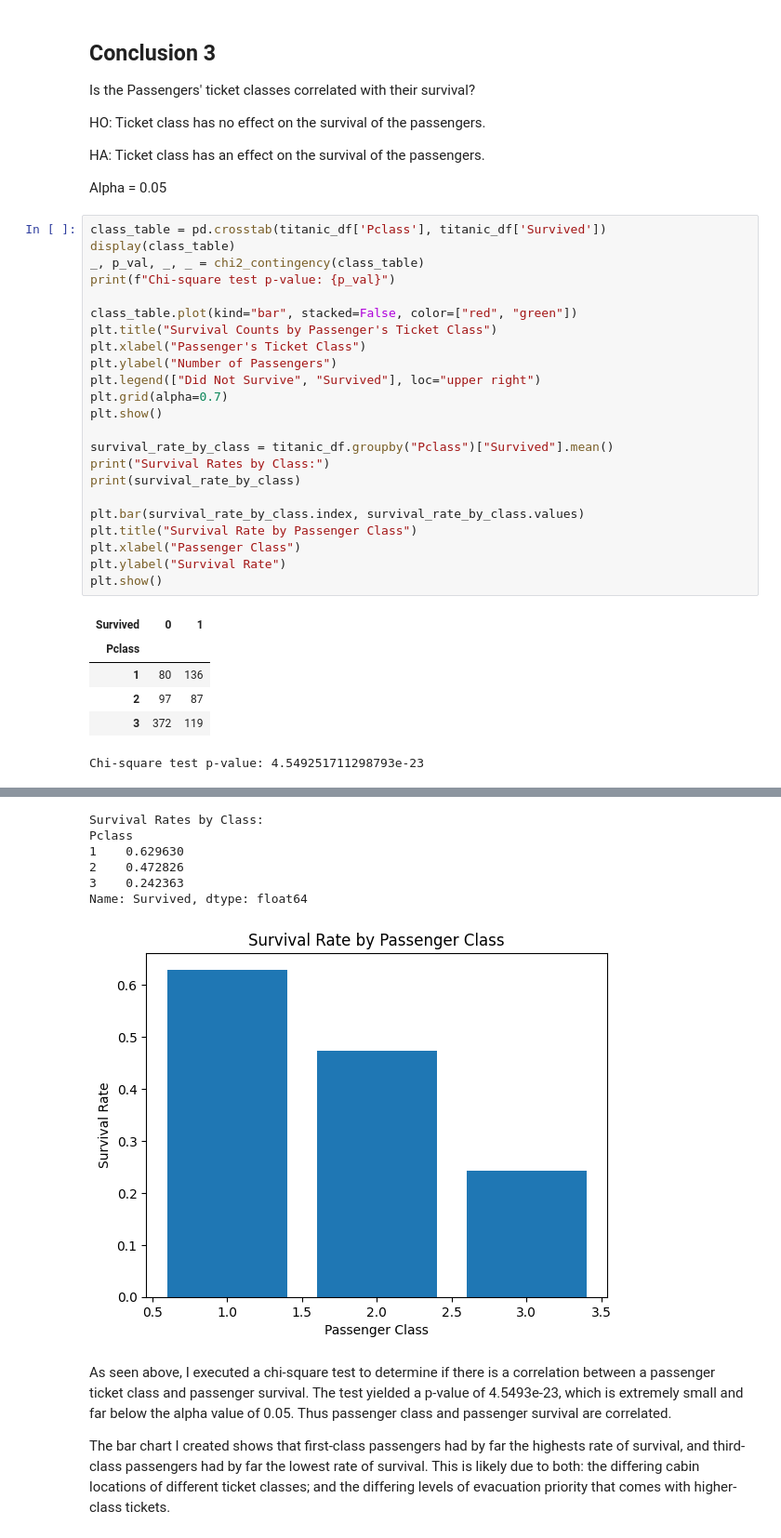
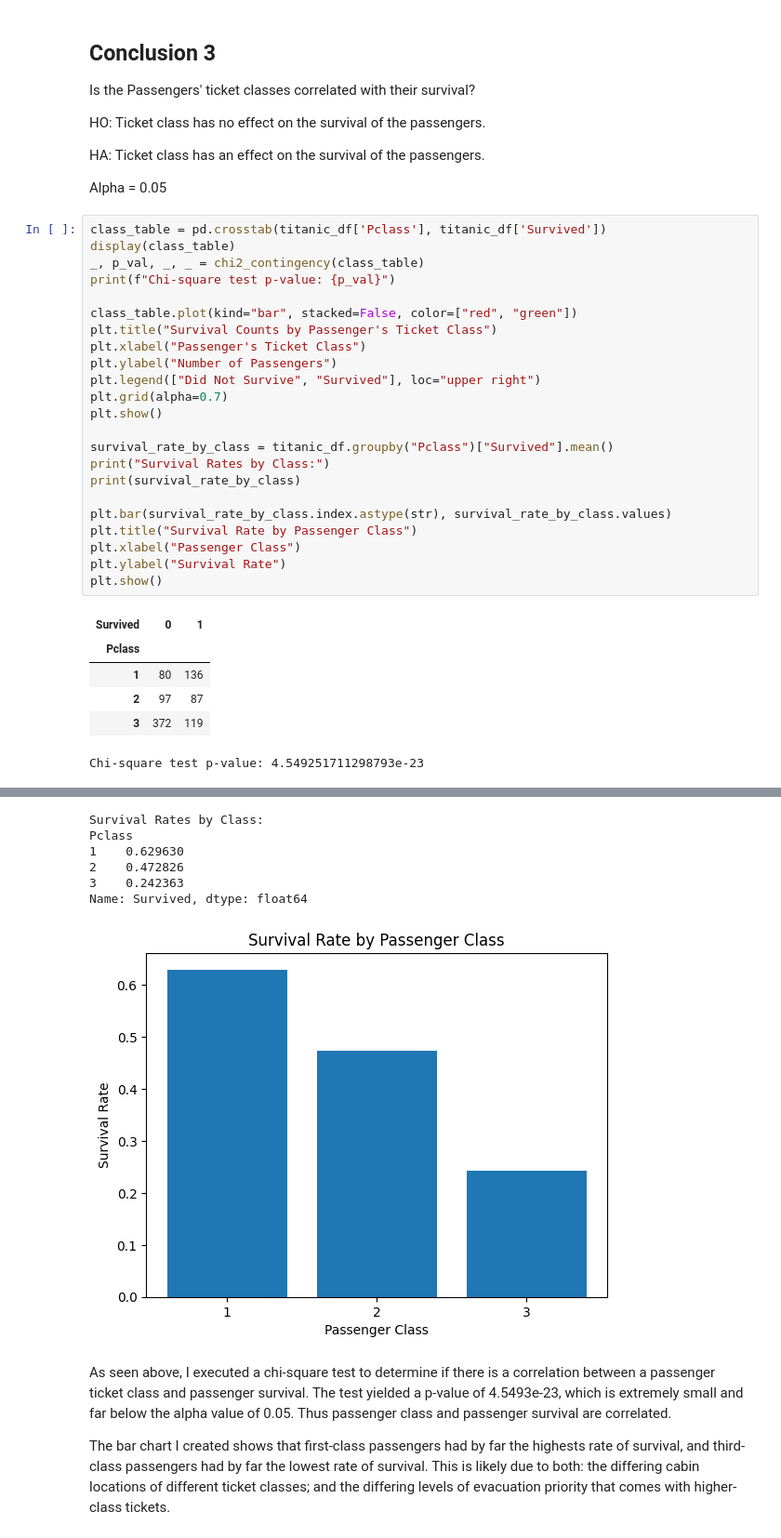
Before and after one commit to justin-glazer/320-FinalProject, a Jupyter notebook: CMSC320_Final_Project.ipynb, the cells around one changed output, grey strips where cells are left out. Shown at 93% size. Cells and saved outputs as stored; diff of their text form.

```diff
--- a/CMSC320_Final_Project.ipynb
+++ b/CMSC320_Final_Project.ipynb
@@ -294,35 +294,35 @@ print(f"Chi-square test p-value: {p_val}")
 class_table.plot(kind="bar", stacked=False, color=["red", "green"])
 plt.title("Survival Counts by Passenger's Ticket Class")
 plt.xlabel("Passenger's Ticket Class")
 plt.ylabel("Number of Passengers")
 plt.legend(["Did Not Survive", "Survived"], loc="upper right")
 plt.grid(alpha=0.7)
 plt.show()
 
 survival_rate_by_class = titanic_df.groupby("Pclass")["Survived"].mean()
 print("Survival Rates by Class:")
 print(survival_rate_by_class)
 
-plt.bar(survival_rate_by_class.index, survival_rate_by_class.values)
+plt.bar(survival_rate_by_class.index.astype(str), survival_rate_by_class.values)
 plt.title("Survival Rate by Passenger Class")
 plt.xlabel("Passenger Class")
 plt.ylabel("Survival Rate")
 plt.show()
 # %% [output]
 | Survived | 0 | 1 |
 | Pclass |  |  |
 | 1 | 80 | 136 |
 | 2 | 97 | 87 |
 | 3 | 372 | 119 |
 Chi-square test p-value: 4.549251711298793e-23
 [figure]
 Survival Rates by Class:
 Pclass
 1    0.629630
 2    0.472826
 3    0.242363
 Name: Survived, dtype: float64
-[figure, old version]
+[figure, new version]
 # %% [markdown]
 As seen above, I executed a chi-square test to determine if there is a correlation between a passenger ticket class and passenger survival. The test yielded a p-value of 4.5493e-23, which is extremely small and far below the alpha value of 0.05. Thus passenger class and passenger survival are correlated.
 
```
